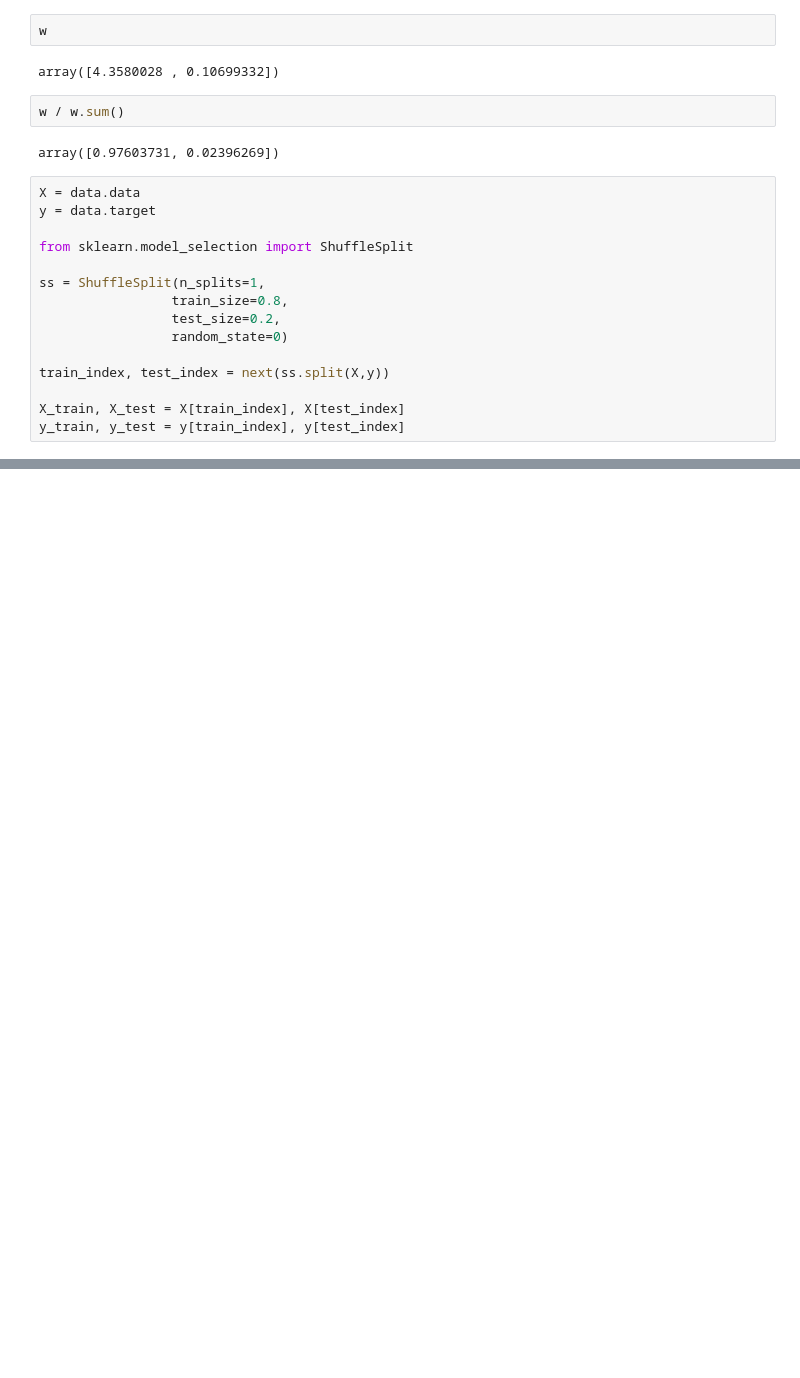
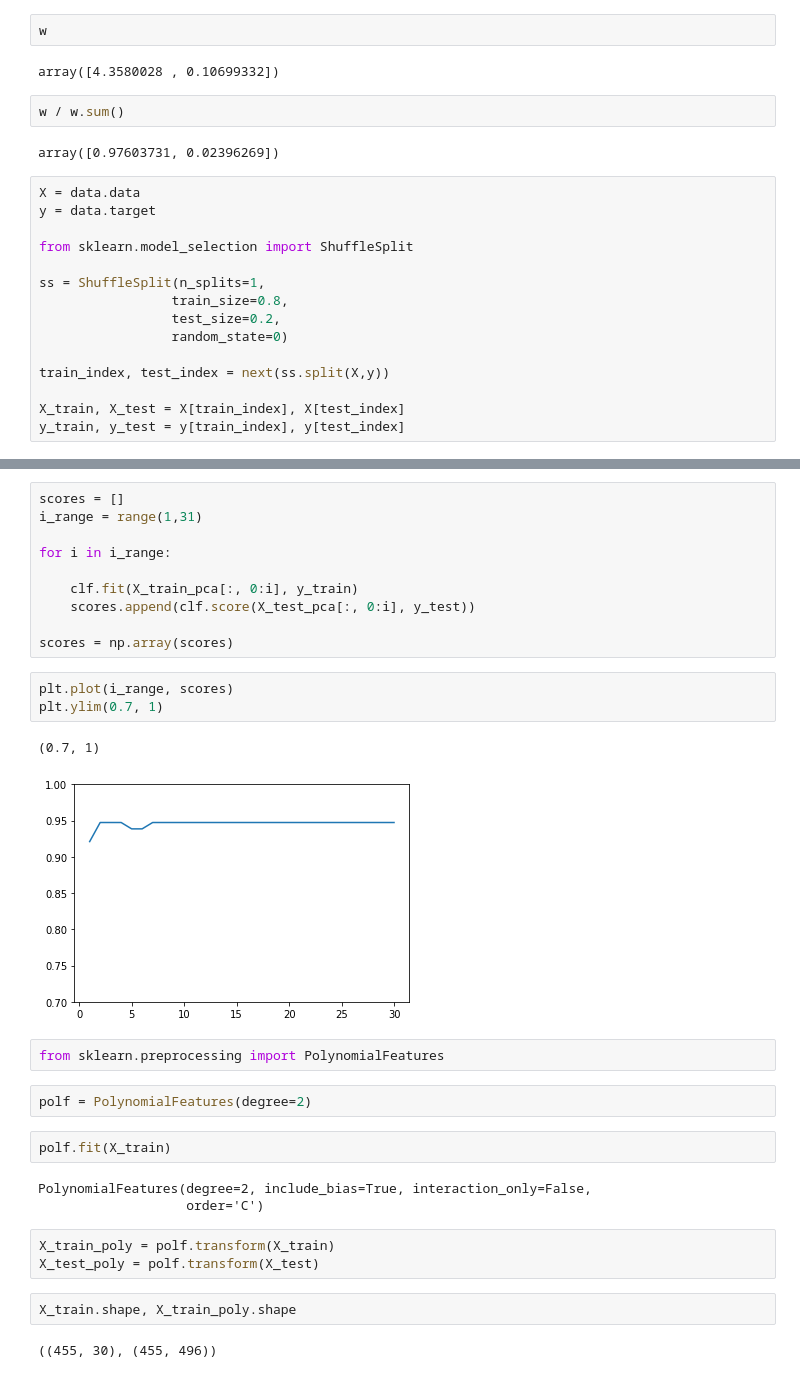
Before and after one commit to ducksfrogs/jpScipy, a Jupyter notebook: 特徴量変換PCA.ipynb, the cells around one changed output, grey strips where cells are left out. Saved outputs shown, nothing was run; the diff lists cells and outputs as text; blank space fills up the shorter version.

```diff
--- a/特徴量変換PCA.ipynb
+++ b/特徴量変換PCA.ipynb
@@ -190,0 +227,32 @@ y_train, y_test = y[train_index], y[test_index]
+# %%
+scores = []
+i_range = range(1,31)
+
+for i in i_range:
+
+    clf.fit(X_train_pca[:, 0:i], y_train)
+    scores.append(clf.score(X_test_pca[:, 0:i], y_test))
+
+scores = np.array(scores)
+# %%
+plt.plot(i_range, scores)
+plt.ylim(0.7, 1)
+# %% [output]
+(0.7, 1)
+[figure, added]
+# %%
+from sklearn.preprocessing import PolynomialFeatures
+# %%
+polf = PolynomialFeatures(degree=2)
+# %%
+polf.fit(X_train)
+# %% [output]
+PolynomialFeatures(degree=2, include_bias=True, interaction_only=False,
+                   order='C')
+# %%
+X_train_poly = polf.transform(X_train)
+X_test_poly = polf.transform(X_test)
+# %%
+X_train.shape, X_train_poly.shape
+# %% [output]
+((455, 30), (455, 496))
```
Also changed, not shown: parts of 15 cells of this notebook.
